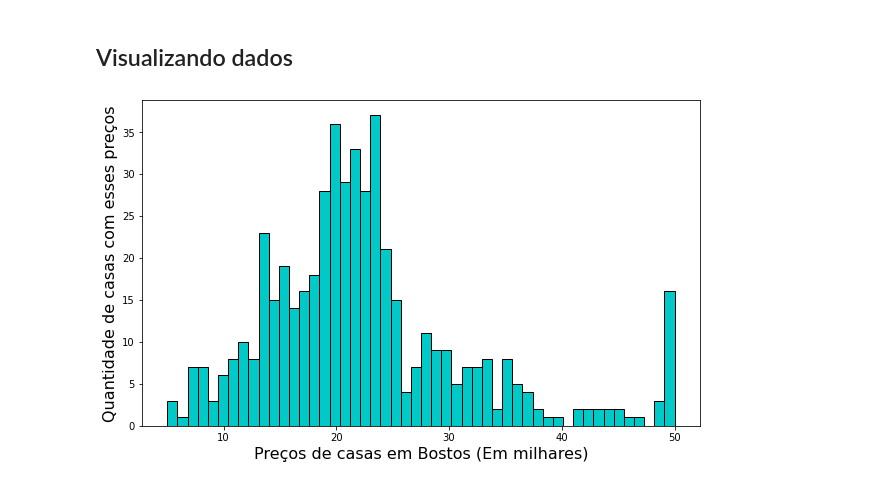
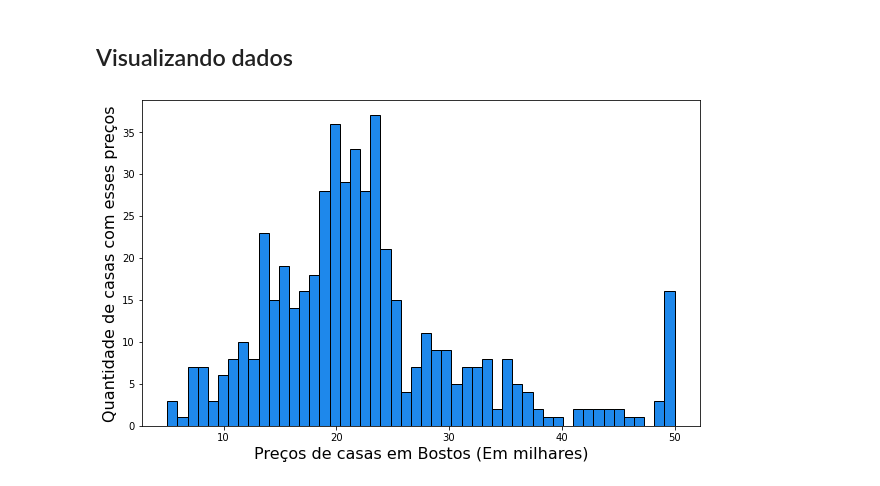
Before and after one commit to jhonatacaiob/Bootcamp-Data-Science, a Jupyter notebook: Secao-5/Regressão multivariável.ipynb, the cells around one changed output. Saved outputs shown, nothing was run; the diff lists cells and outputs as text; code cells hidden in the pictures.

```diff
--- a/Secao-5/Regressão multivariável.ipynb
+++ b/Secao-5/Regressão multivariável.ipynb
@@ -200,11 +201,11 @@ memory usage: 55.5 KB
 ## Visualizando dados
 # %%
 plt.figure(figsize= (10,6))
-plt.hist(x = dados["PRICE"], bins = 50, ec = "black", color = "#00C9C8")
+plt.hist(x = dados["PRICE"], bins = 50, ec = "black", color = "#1E88EB")
 
 plt.xlabel("Preços de casas em Bostos (Em milhares)", fontsize = 16)
 plt.ylabel("Quantidade de casas com esses preços", fontsize = 16)
 
 plt.show()
 # %% [output]
-[figure, old version]
+[figure, new version]
```
Also changed, not shown: parts of 5 cells of this notebook.
